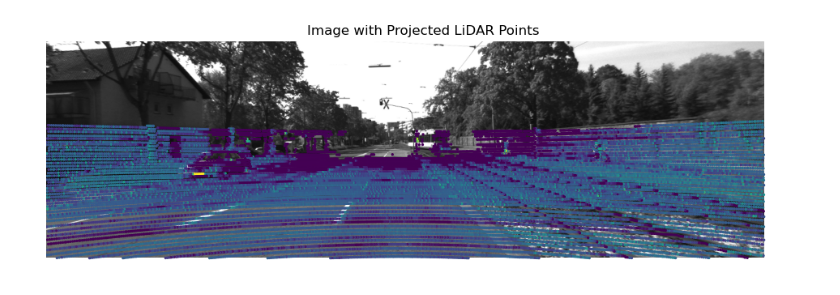
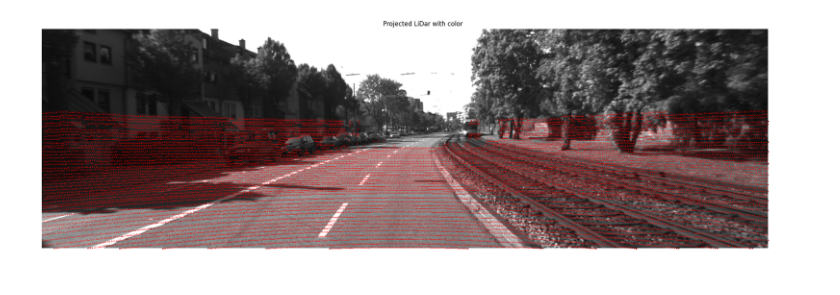
Before and after one commit to SINR-Group/PointCloud-Diffusion, a Jupyter notebook: notebooks/add_p_clouds.ipynb, the cells around one changed output. Saved outputs shown, nothing was run; the diff lists cells and outputs as text; code cells hidden in the pictures.

Commit message:
Extracted colors from image and stitched lidar clouds

```diff
--- a/notebooks/add_p_clouds.ipynb
+++ b/notebooks/add_p_clouds.ipynb
@@ -8,12 +14,4 @@ Error:
 # %%
-
-
-image_path = r"C:\Users\JANAB\Desktop\Research\3D_Reconstruction\KITTI_Dataset\image_00\data"
-lidar_path = r"C:\Users\JANAB\Desktop\Research\3D_Reconstruction\KITTI_Dataset\velodyne_points\data"
-
-image_files = sorted(glob.glob(f"{image_path}/*.png"))
-lidar_files = sorted(glob.glob(f"{lidar_path}/*.bin"))
-
 
 if len(image_files) != len(lidar_files):
     print("check yur # of filezzz")
@@ -30,8 +28,7 @@ else:
     lidar_data = np.fromfile(lidar_file, dtype=np.float32).reshape(-1, 4)
     x, y, z, intensity = lidar_data.T
 
-    fig, axes = plt.subplots(1, 2, figsize=(15, 7))
-
+    fig, axes = plt.subplots(1, 2, figsize=(15, 5))
 
     axes[0].imshow(image)
     axes[0].axis('off')
@@ -39,9 +36,9 @@ else:
 
 
     axes[1].scatter(x, z, c=intensity, s=1, cmap='viridis')
-    axes[1].set_xlabel('X (meters)')
-    axes[1].set_ylabel('Z (meters)')
-    axes[1].set_title("LiDAR Point Cloud")
+    axes[1].set_xlabel('X')
+    axes[1].set_ylabel('Z')
+    axes[1].set_title("LiDAR Point Cloud from top viewww")
     axes[1].axis('equal')
 
     plt.tight_layout()
@@ -49,18 +61,6 @@ else:
 # %%
 
-# calibratiom matrices from the file in repo
-R = np.array([[7.533745e-03, -9.999714e-01, -6.166020e-04],
-              [1.480249e-02, 7.280733e-04, -9.998902e-01],
-              [9.998621e-01, 7.523790e-03, 1.480755e-02]])
-
-T = np.array([-4.069766e-03, -7.631618e-02, -2.717806e-01])
-
-
-P = np.array([[7.215377e+02, 0, 6.095593e+02, 0],
-              [0, 7.215377e+02, 1.728540e+02, 0],
-              [0, 0, 1, 0]])
-
-num = 60
+num = 0
 
 if len(image_files) != len(lidar_files):
     print("check ur num of files")
@@ -73,35 +73,43 @@ else:
     if image.mode != 'RGB':
         image = image.convert('RGB')
     img_width, img_height = image.size
+
+    image_array = np.array(image)
 
 
     lidar_data = np.fromfile(lidar_file, dtype=np.float32).reshape(-1, 4)  # [x, y, z, intensity]
 
 
     lidar_points = lidar_data[:, :3]
     lidar_points_homogeneous = np.hstack((lidar_points, np.ones((lidar_points.shape[0], 1))))
     transformed_points = lidar_points @ R.T + T
 
 
     points_3d_cam = np.hstack((transformed_points, np.ones((transformed_points.shape[0], 1))))
     points_2d_homogeneous = points_3d_cam @ P.T
 
 
     points_2d = points_2d_homogeneous[:, :2] / points_2d_homogeneous[:, 2, None]
 
     valid_indices = (points_2d_homogeneous[:, 2] > 0) & \
                     (points_2d[:, 0] >= 0) & (points_2d[:, 0] < img_width) & \
                     (points_2d[:, 1] >= 0) & (points_2d[:, 1] < img_height)
 
     points_2d = points_2d[valid_indices]
     lidar_intensity = lidar_data[valid_indices, 3]
 
+    points_2d_int = points_2d.astype(int)
+    colors = image_array[points_2d_int[:, 1], points_2d_int[:, 0], :]
 
-    plt.figure(figsize=(12, 8))
+
+    plt.figure(figsize=(50, 8))
     plt.imshow(image)
-    plt.scatter(points_2d[:, 0], points_2d[:, 1], c=lidar_intensity, s=2, cmap='viridis')
+
+    # use for outline so u can see color better
+    plt.scatter(points_2d[:, 0], points_2d[:, 1], c="red", s=4)
+    plt.scatter(points_2d[:, 0], points_2d[:, 1], c=colors / 255.0, s=2)
     plt.axis('off')
-    plt.title("Image with Projected LiDAR Points")
+    plt.title("Projected LiDar with color")
     plt.show()
 # %% [output]
-[figure, old version]
+[figure, new version]
```
Also changed, not shown: parts of 7 cells of this notebook.
